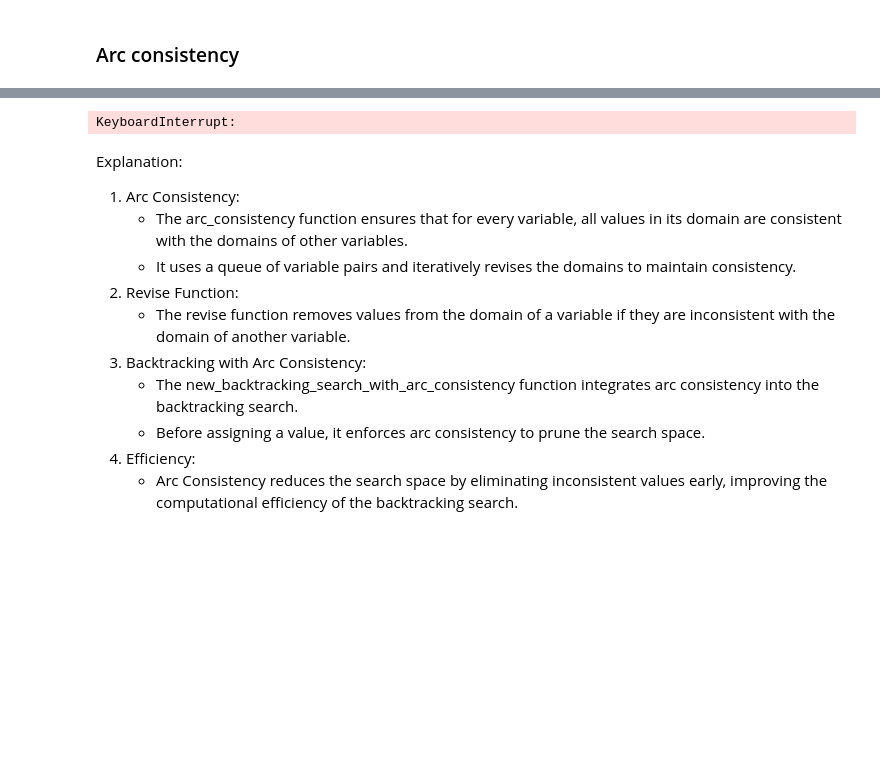
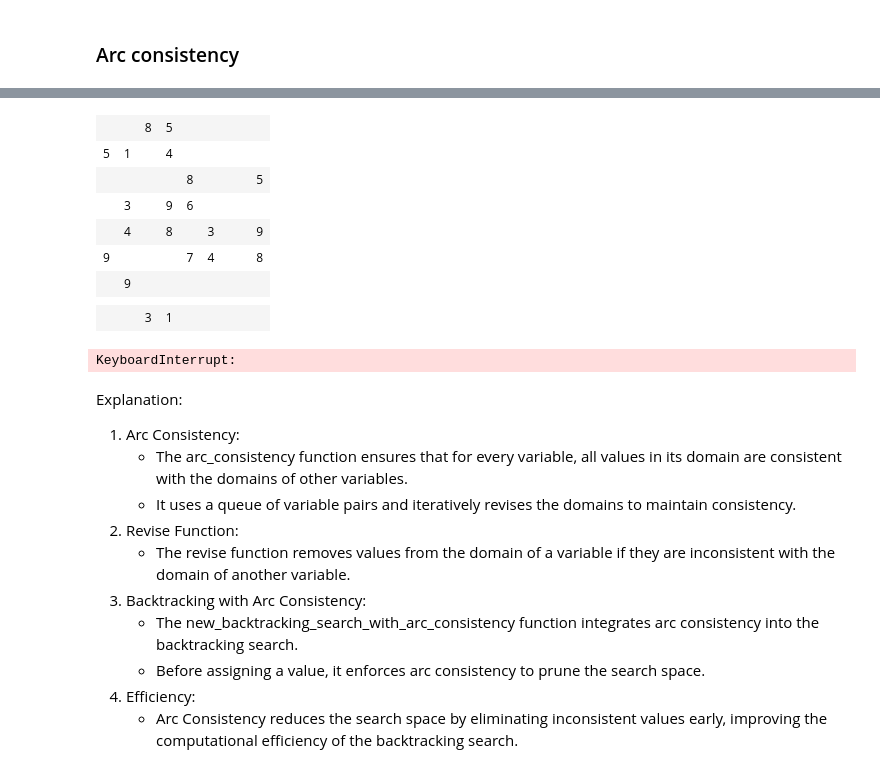
Before and after one commit to as3091/IITJ, a Jupyter notebook: AI/AI_Assign_2/Sudoku/Sudoku.ipynb, the cells around one changed output, grey strips where cells are left out. Cells and saved outputs as stored; diff of their text form; code cells hidden in the pictures; blank space fills up the shorter version.

```diff
--- a/AI/AI_Assign_2/Sudoku/Sudoku.ipynb
+++ b/AI/AI_Assign_2/Sudoku/Sudoku.ipynb
@@ -652,3 +763,41 @@ else:
+# %%
+%%time
+# Example usage
+# variables_dict = represent_sudoku_csp(board)
+solved_board_dict = backtracking_search_with_heuristics(variables_dict)
+
+# Convert the solved board dictionary back to a 2D array
+if solved_board_dict:
+    solved_board = np.zeros((9, 9), dtype=int)
+    for row in range(9):
+        for col in range(9):
+            solved_board[row][col] = solved_board_dict[(row, col)]["value"]
+
+    # Display the solved board
+    html_output = sudoku_to_html(solved_board)
+    display(HTML(html_output))
+else:
+    print("No solution exists.")
+# %%
+
+solved_board = np.zeros((9, 9), dtype=int)
+for row in range(9):
+    for col in range(9):
+        solved_board[row][col] = variables_dict[(row, col)]["value"]
+
+# Display the solved board
+html_output = sudoku_to_html(solved_board)
+display(HTML(html_output))
+# %% [output]
+|  |  | 8 | 5 |  |  |  |  |  |
+| 5 | 1 |  | 4 |  |  |  |  |  |
+|  |  |  |  | 8 |  |  |  | 5 |
+|  | 3 |  | 9 | 6 |  |  |  |  |
+|  | 4 |  | 8 |  | 3 |  |  | 9 |
+| 9 |  |  |  | 7 | 4 |  |  | 8 |
+|  | 9 |  |  |  |  |  |  |  |
+|  |  |  |  |  |  |  |  |  |
+|  |  | 3 | 1 |  |  |  |  |  |
 # %%
 sys.exit()
 # %%
```
Also changed, not shown: parts of 15 cells of this notebook.
